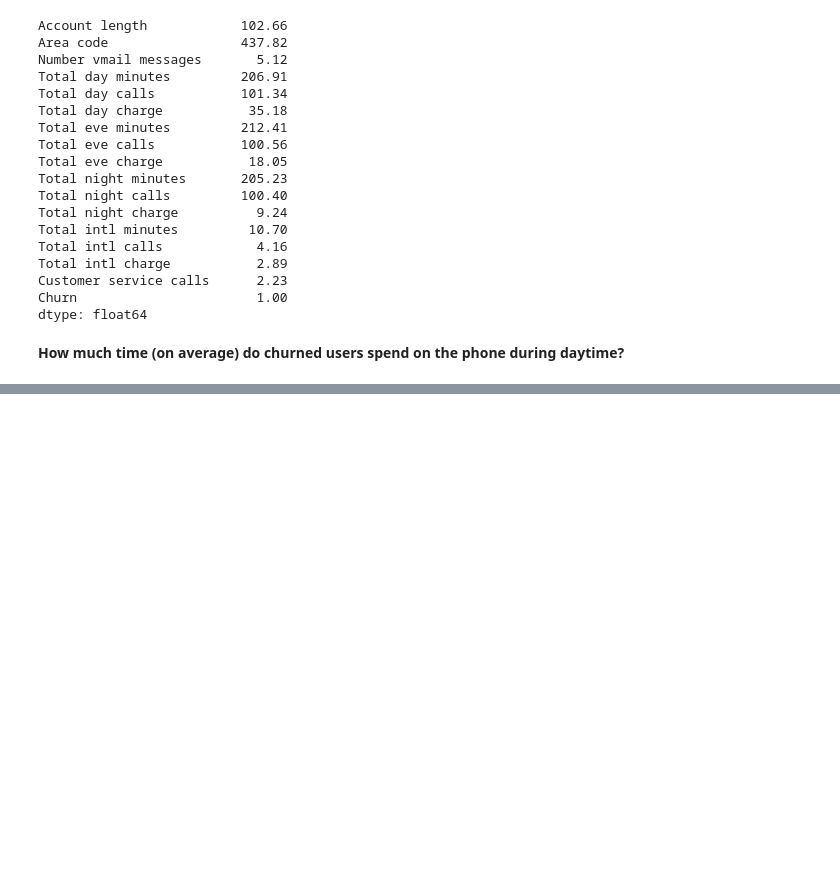
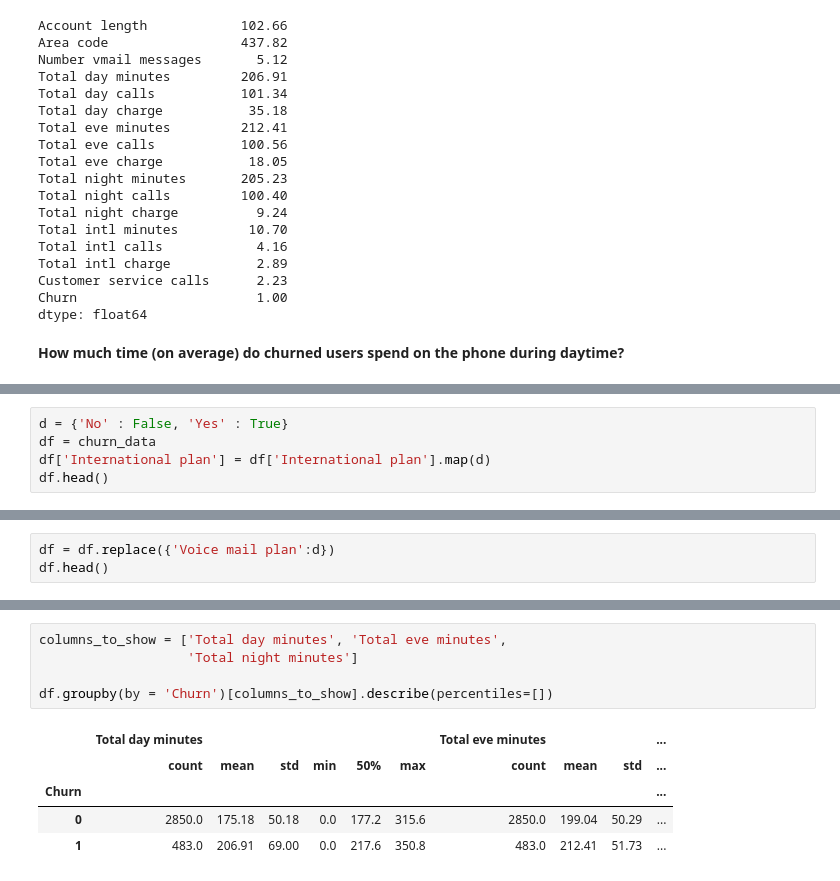
Before and after one commit to duttashi/learnpy, a Jupyter notebook: notebooks/beginner/Intro to pandas data structure.ipynb, the cells around one changed output, grey strips where cells are left out. Drawn from its saved outputs; the diff is of its cells as text; blank space fills up the shorter version.

```diff
--- a/notebooks/beginner/Intro to pandas data structure.ipynb
+++ b/notebooks/beginner/Intro to pandas data structure.ipynb
@@ -333,0 +436,5 @@ dtype: float64
+# %%
+d = {'No' : False, 'Yes' : True}
+df = churn_data
+df['International plan'] = df['International plan'].map(d)
+df.head()
@@ -333,0 +450,3 @@ dtype: float64
+# %%
+df = df.replace({'Voice mail plan':d})
+df.head()
@@ -333,0 +474,11 @@ dtype: float64
+# %%
+columns_to_show = ['Total day minutes', 'Total eve minutes',
+                   'Total night minutes']
+
+df.groupby(by = 'Churn')[columns_to_show].describe(percentiles=[])
+# %% [output]
+|  | Total day minutes |  |  |  |  |  | Total eve minutes |  |  | ... |
+|  | count | mean | std | min | 50% | max | count | mean | std | ... |
+| Churn |  |  |  |  |  |  |  |  |  | ... |
+| 0 | 2850.0 | 175.18 | 50.18 | 0.0 | 177.2 | 315.6 | 2850.0 | 199.04 | 50.29 | ... |
+| 1 | 483.0 | 206.91 | 69.00 | 0.0 | 217.6 | 350.8 | 483.0 | 212.41 | 51.73 | ... |
```
Also changed, not shown: parts of 37 cells of this notebook.
